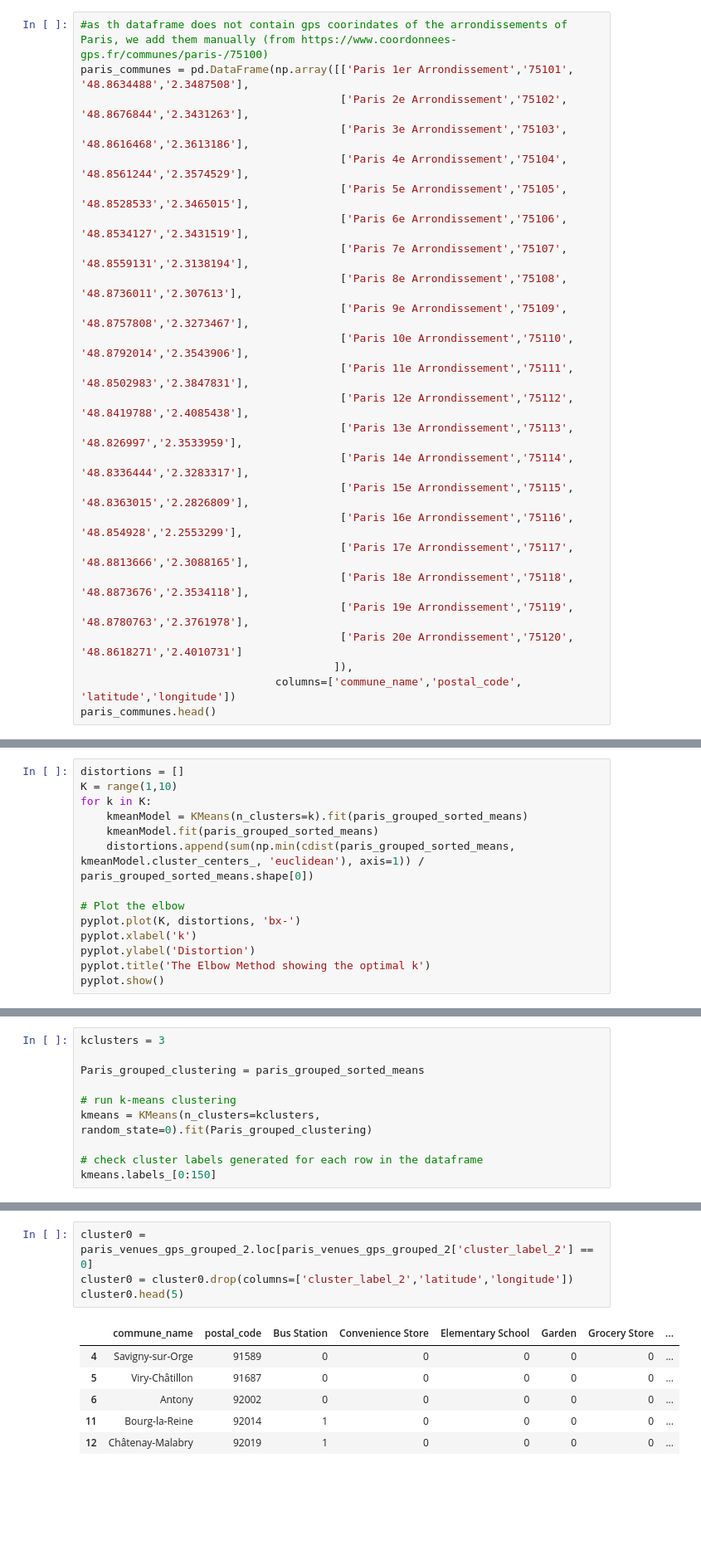
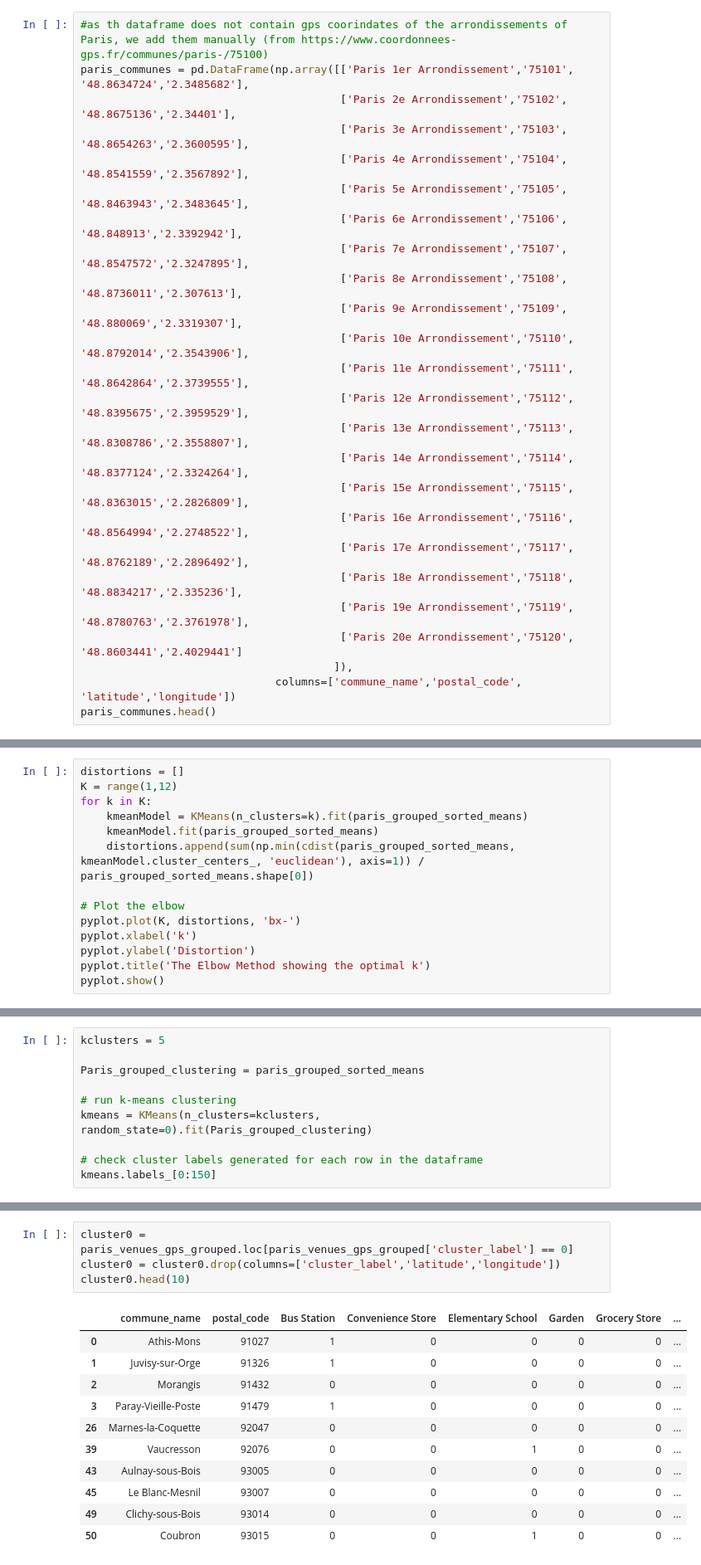
Before and after one commit to abenmoussa/Final_CapstoneProject, a Jupyter notebook: FinalProject.ipynb, the cells around one changed output, grey strips where cells are left out. Shown at 83% size. Cells and saved outputs as stored; diff of their text form; blank space fills up the shorter version.

```diff
--- a/FinalProject.ipynb
+++ b/FinalProject.ipynb
@@ -101,26 +101,26 @@ gp_communities_gps.head()
 | 4 | Savigny-sur-Orge | 91589 | 48.67417872 | 2.35279503 |
 # %%
 #as th dataframe does not contain gps coorindates of the arrondissements of Paris, we add them manually (from https://www.coordonnees-gps.fr/communes/paris-/75100)
-paris_communes = pd.DataFrame(np.array([['Paris 1er Arrondissement','75101', '48.8634488','2.3487508'],
-                                        ['Paris 2e Arrondissement','75102', '48.8676844','2.3431263'],
-                                        ['Paris 3e Arrondissement','75103', '48.8616468','2.3613186'],
-                                        ['Paris 4e Arrondissement','75104', '48.8561244','2.3574529'],
-                                        ['Paris 5e Arrondissement','75105', '48.8528533','2.3465015'],
-                                        ['Paris 6e Arrondissement','75106', '48.8534127','2.3431519'],
-                                        ['Paris 7e Arrondissement','75107', '48.8559131','2.3138194'],
+paris_communes = pd.DataFrame(np.array([['Paris 1er Arrondissement','75101', '48.8634724','2.3485682'],
+                                        ['Paris 2e Arrondissement','75102', '48.8675136','2.34401'],
+                                        ['Paris 3e Arrondissement','75103', '48.8654263','2.3600595'],
+                                        ['Paris 4e Arrondissement','75104', '48.8541559','2.3567892'],
+                                        ['Paris 5e Arrondissement','75105', '48.8463943','2.3483645'],
+                                        ['Paris 6e Arrondissement','75106', '48.848913','2.3392942'],
+                                        ['Paris 7e Arrondissement','75107', '48.8547572','2.3247895'],
                                         ['Paris 8e Arrondissement','75108', '48.8736011','2.307613'],
-                                        ['Paris 9e Arrondissement','75109', '48.8757808','2.3273467'],
+                                        ['Paris 9e Arrondissement','75109', '48.880069','2.3319307'],
                                         ['Paris 10e Arrondissement','75110', '48.8792014','2.3543906'],
-                                        ['Paris 11e Arrondissement','75111', '48.8502983','2.3847831'],
-                                        ['Paris 12e Arrondissement','75112', '48.8419788','2.4085438'],
-                                        ['Paris 13e Arrondissement','75113', '48.826997','2.3533959'],
-                                        ['Paris 14e Arrondissement','75114', '48.8336444','2.3283317'],
+                                        ['Paris 11e Arrondissement','75111', '48.8642864','2.3739555'],
+                                        ['Paris 12e Arrondissement','75112', '48.8395675','2.3959529'],
+                                        ['Paris 13e Arrondissement','75113', '48.8308786','2.3558807'],
+                                        ['Paris 14e Arrondissement','75114', '48.8377124','2.3324264'],
                                         ['Paris 15e Arrondissement','75115', '48.8363015','2.2826809'],
-                                        ['Paris 16e Arrondissement','75116', '48.854928','2.2553299'],
-                                        ['Paris 17e Arrondissement','75117', '48.8813666','2.3088165'],
-                                        ['Paris 18e Arrondissement','75118', '48.8873676','2.3534118'],
+                                        ['Paris 16e Arrondissement','75116', '48.8564994','2.2748522'],
+                                        ['Paris 17e Arrondissement','75117', '48.8762189','2.2896492'],
+                                        ['Paris 18e Arrondissement','75118', '48.8834217','2.335236'],
                                         ['Paris 19e Arrondissement','75119', '48.8780763','2.3761978'],
-                                        ['Paris 20e Arrondissement','75120', '48.8618271','2.4010731']
+                                        ['Paris 20e Arrondissement','75120', '48.8603441','2.4029441']
                                        ]),
                               columns=['commune_name','postal_code', 'latitude','longitude'])
 paris_communes.head()
@@ -445,7 +425,7 @@ paris_grouped_sorted_means
 150 rows × 17 columns
 # %%
 distortions = []
-K = range(1,10)
+K = range(1,12)
 for k in K:
     kmeanModel = KMeans(n_clusters=k).fit(paris_grouped_sorted_means)
     kmeanModel.fit(paris_grouped_sorted_means)
@@ -462,5 +442,5 @@ pyplot.show()
 # %%
-kclusters = 3
+kclusters = 5
 
 Paris_grouped_clustering = paris_grouped_sorted_means
 
@@ -694,12 +631,17 @@ mapGreater_Paris_avg_price_clustered_2
 # %%
-cluster0 = paris_venues_gps_grouped_2.loc[paris_venues_gps_grouped_2['cluster_label_2'] == 0]
-cluster0 = cluster0.drop(columns=['cluster_label_2','latitude','longitude'])
-cluster0.head(5)
+cluster0 = paris_venues_gps_grouped.loc[paris_venues_gps_grouped['cluster_label'] == 0]
+cluster0 = cluster0.drop(columns=['cluster_label','latitude','longitude'])
+cluster0.head(10)
 # %% [output]
 |  | commune_name | postal_code | Bus Station | Convenience Store | Elementary School | Garden | Grocery Store | ... |
-| 4 | Savigny-sur-Orge | 91589 | 0 | 0 | 0 | 0 | 0 | ... |
-| 5 | Viry-Châtillon | 91687 | 0 | 0 | 0 | 0 | 0 | ... |
-| 6 | Antony | 92002 | 0 | 0 | 0 | 0 | 0 | ... |
-| 11 | Bourg-la-Reine | 92014 | 1 | 0 | 0 | 0 | 0 | ... |
-| 12 | Châtenay-Malabry | 92019 | 1 | 0 | 0 | 0 | 0 | ... |
+| 0 | Athis-Mons | 91027 | 1 | 0 | 0 | 0 | 0 | ... |
+| 1 | Juvisy-sur-Orge | 91326 | 1 | 0 | 0 | 0 | 0 | ... |
+| 2 | Morangis | 91432 | 0 | 0 | 0 | 0 | 0 | ... |
+| 3 | Paray-Vieille-Poste | 91479 | 1 | 0 | 0 | 0 | 0 | ... |
+| 26 | Marnes-la-Coquette | 92047 | 0 | 0 | 0 | 0 | 0 | ... |
+| 39 | Vaucresson | 92076 | 0 | 0 | 1 | 0 | 0 | ... |
+| 43 | Aulnay-sous-Bois | 93005 | 0 | 0 | 0 | 0 | 0 | ... |
+| 45 | Le Blanc-Mesnil | 93007 | 0 | 0 | 0 | 0 | 0 | ... |
+| 49 | Clichy-sous-Bois | 93014 | 0 | 0 | 0 | 0 | 0 | ... |
+| 50 | Coubron | 93015 | 0 | 0 | 1 | 0 | 0 | ... |
 # %%
```
Also changed, not shown: parts of 35 cells of this notebook.
